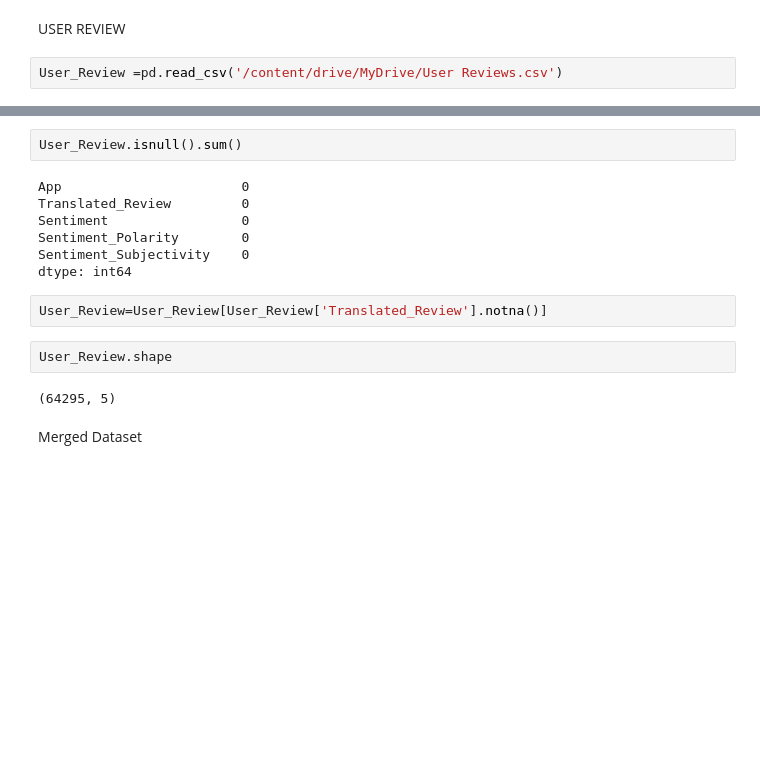
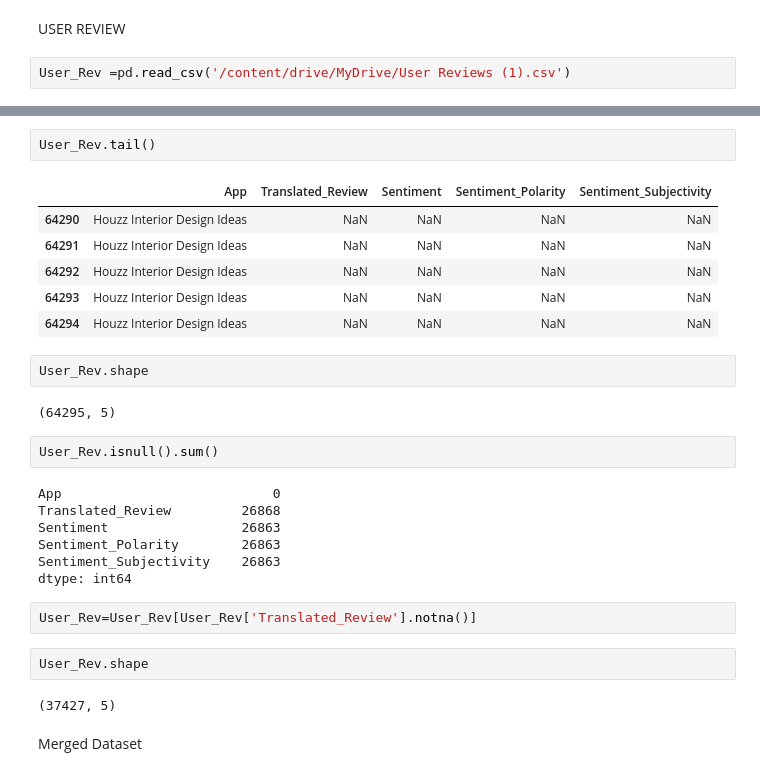
Before and after one commit to Chaitanya-Cr7/EDA_playStore_analysis, a Jupyter notebook: Play_Store_App_Review_Analysis_Capstone_Project.ipynb, the cells around one changed output, grey strips where cells are left out. Saved outputs shown, nothing was run; the diff lists cells and outputs as text; blank space fills up the shorter version.

```diff
--- a/Play_Store_App_Review_Analysis_Capstone_Project.ipynb
+++ b/Play_Store_App_Review_Analysis_Capstone_Project.ipynb
@@ -291,5 +287,5 @@ array(['January 7, 2018', 'January 15, 2018', 'August 1, 2018', ...,
 # %% [markdown]
 USER REVIEW
 # %%
-User_Review =pd.read_csv('/content/drive/MyDrive/User Reviews.csv')
+User_Rev =pd.read_csv('/content/drive/MyDrive/User Reviews (1).csv')
 # %%
@@ -316,20 +312,33 @@ User_Review.head()
 | 2 | 10 Best Foods for You | NaN | NaN | NaN | NaN |
 | 3 | 10 Best Foods for You | Works great especially going groc... | Positive | 0.40 | 0.875000 |
 | 4 | 10 Best Foods for You | Best idea us | Positive | 1.00 | 0.300000 |
+# %%
+User_Rev.tail()
+# %% [output]
+|  | App | Translated_Review | Sentiment | Sentiment_Polarity | Sentiment_Subjectivity |
+| 64290 | Houzz Interior Design Ideas | NaN | NaN | NaN | NaN |
+| 64291 | Houzz Interior Design Ideas | NaN | NaN | NaN | NaN |
+| 64292 | Houzz Interior Design Ideas | NaN | NaN | NaN | NaN |
+| 64293 | Houzz Interior Design Ideas | NaN | NaN | NaN | NaN |
+| 64294 | Houzz Interior Design Ideas | NaN | NaN | NaN | NaN |
+# %%
+User_Rev.shape
+# %% [output]
+(64295, 5)
 # %%
-User_Review.isnull().sum()
+User_Rev.isnull().sum()
 # %% [output]
-App                       0
-Translated_Review         0
-Sentiment                 0
-Sentiment_Polarity        0
-Sentiment_Subjectivity    0
+App                           0
+Translated_Review         26868
+Sentiment                 26863
+Sentiment_Polarity        26863
+Sentiment_Subjectivity    26863
 dtype: int64
-# %%
-User_Review=User_Review[User_Review['Translated_Review'].notna()]
+# %%
+User_Rev=User_Rev[User_Rev['Translated_Review'].notna()]
 # %%
-User_Review.shape
+User_Rev.shape
 # %% [output]
-(64295, 5)
+(37427, 5)
 # %% [markdown]
 Merged Dataset
```
Also changed, not shown: parts of 12 cells of this notebook.
